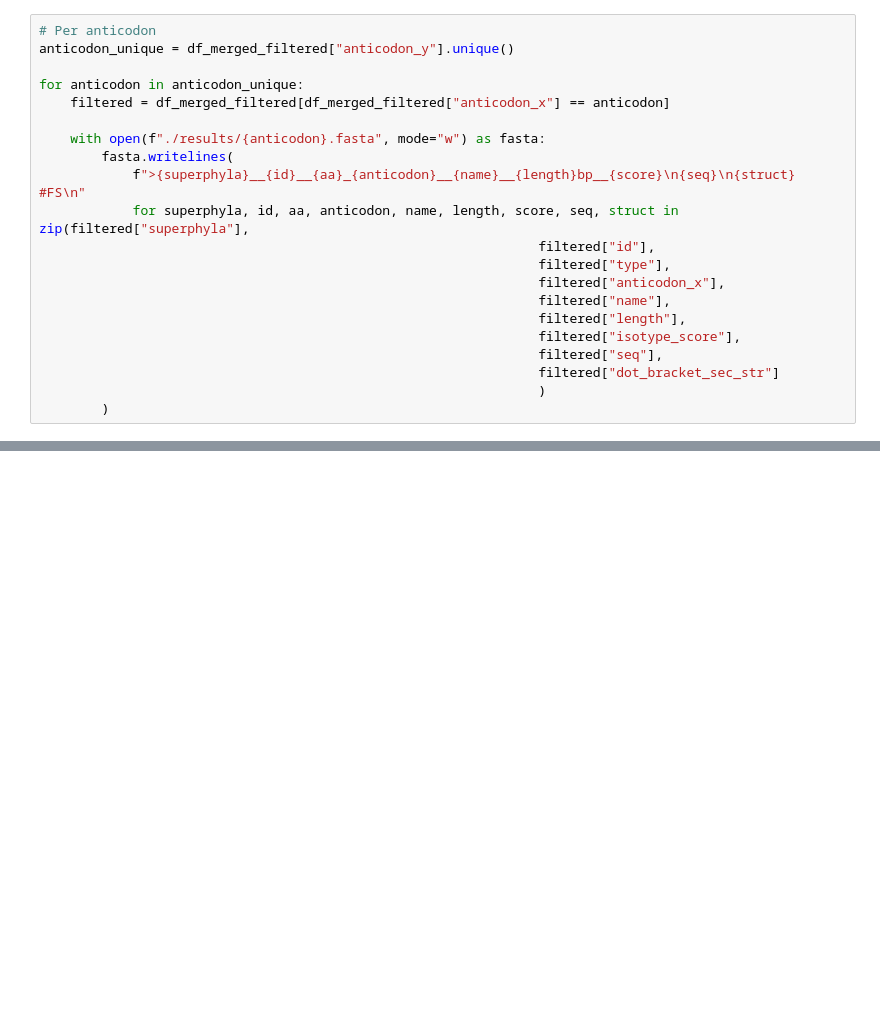
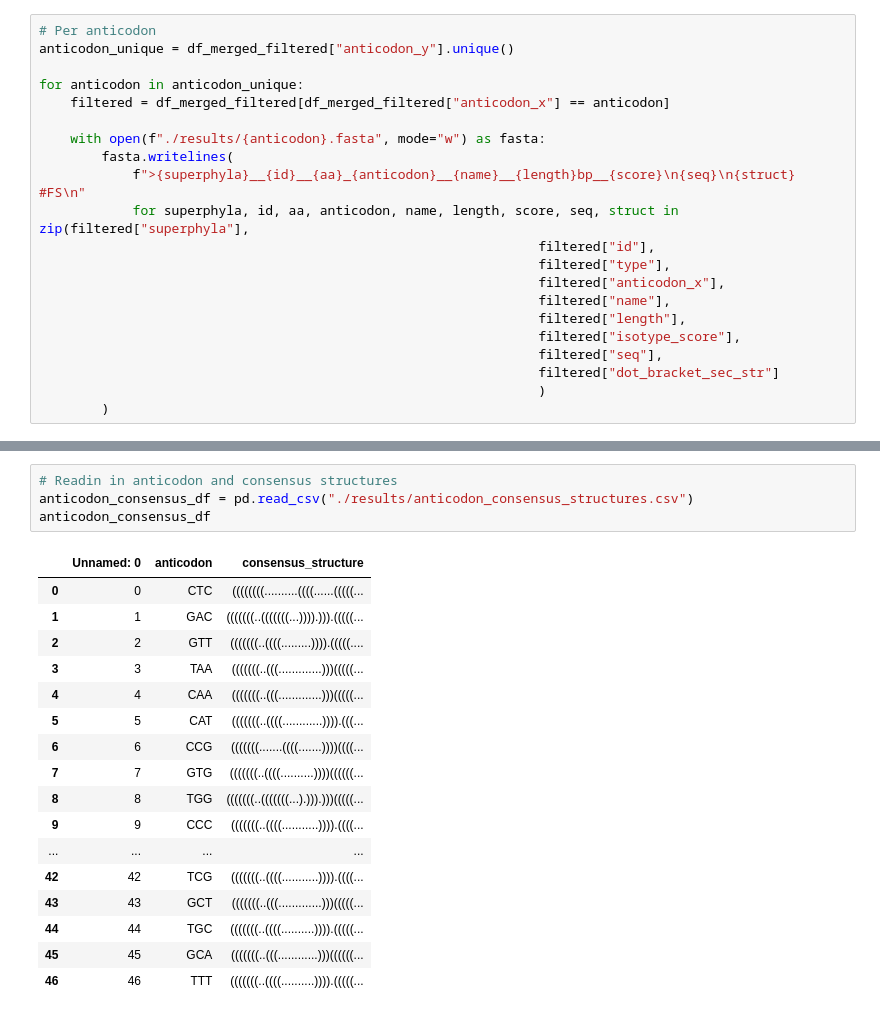
Before and after one commit to sl0wl1/rna_prot_struc_prac, a Jupyter notebook: day_3.ipynb, the cells around one changed output, grey strips where cells are left out. Cells and saved outputs as stored; diff of their text form; blank space fills up the shorter version.

```diff
--- a/day_3.ipynb
+++ b/day_3.ipynb
@@ -240,0 +292,22 @@ FASTA: after what (only codon, structure pyhala???) creating the fasta files?
+# %%
+# Readin in anticodon and consensus structures
+anticodon_consensus_df = pd.read_csv("./results/anticodon_consensus_structures.csv")
+anticodon_consensus_df
+# %% [output]
+|  | Unnamed: 0 | anticodon | consensus_structure |
+| 0 | 0 | CTC | ((((((((..........((((......(((((... |
+| 1 | 1 | GAC | (((((((..(((((((...)))).))).(((((... |
+| 2 | 2 | GTT | (((((((..((((.........)))).(((((.... |
+| 3 | 3 | TAA | (((((((..(((.............)))(((((... |
+| 4 | 4 | CAA | (((((((..(((.............)))(((((... |
+| 5 | 5 | CAT | (((((((..((((............)))).(((... |
+| 6 | 6 | CCG | (((((((.......((((.......))))((((... |
+| 7 | 7 | GTG | (((((((..((((..........))))((((((... |
+| 8 | 8 | TGG | (((((((..(((((((...).))).)))(((((... |
+| 9 | 9 | CCC | (((((((..((((...........)))).((((... |
+| ... | ... | ... | ... |
+| 42 | 42 | TCG | (((((((..((((...........)))).((((... |
+| 43 | 43 | GCT | (((((((..(((.............)))(((((... |
+| 44 | 44 | TGC | (((((((..((((..........)))).(((((... |
+| 45 | 45 | GCA | (((((((..(((............)))((((((... |
+| 46 | 46 | TTT | (((((((..((((..........)))).(((((... |
```
Also changed, not shown: parts of 33 cells of this notebook.
